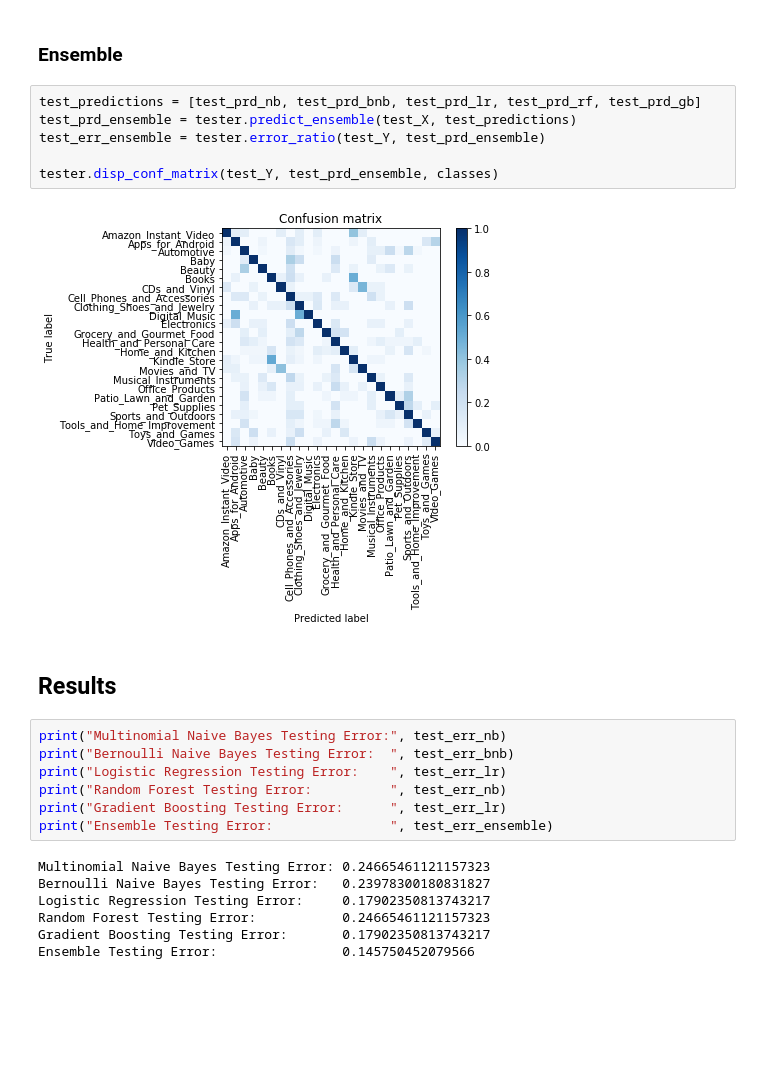
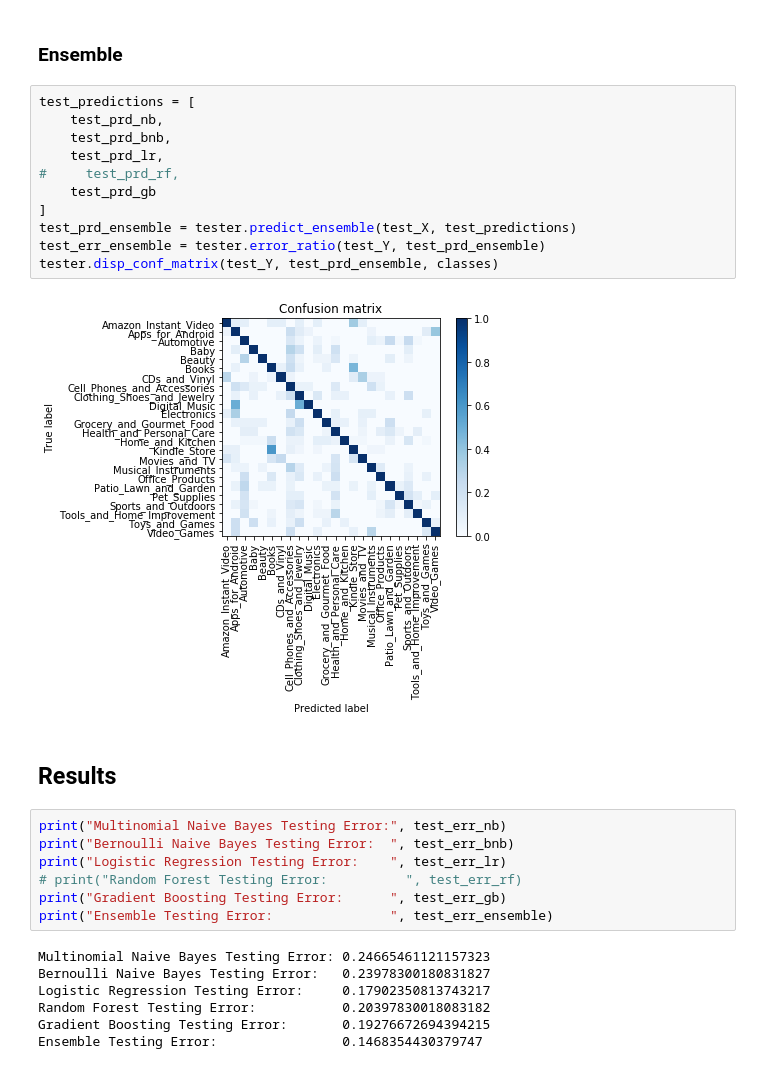
Before and after one commit to calexdiaz143/cs-175-amazon-project-clone, a Jupyter notebook: main/project.ipynb, the cells around one changed output. Cells and saved outputs as stored; diff of their text form; blank space fills up the shorter version.

```diff
--- a/main/project.ipynb
+++ b/main/project.ipynb
@@ -82,26 +84,31 @@ tester.disp_conf_matrix(test_Y, test_prd_gb, classes)
 # %% [markdown]
 ### Ensemble
 # %%
-test_predictions = [test_prd_nb, test_prd_bnb, test_prd_lr, test_prd_rf, test_prd_gb]
+test_predictions = [
+    test_prd_nb,
+    test_prd_bnb,
+    test_prd_lr,
+#     test_prd_rf,
+    test_prd_gb
+]
 test_prd_ensemble = tester.predict_ensemble(test_X, test_predictions)
 test_err_ensemble = tester.error_ratio(test_Y, test_prd_ensemble)
-
 tester.disp_conf_matrix(test_Y, test_prd_ensemble, classes)
 # %% [output]
-[figure, old version]
+[figure, new version]
 # %% [markdown]
 ## Results
 # %%
 print("Multinomial Naive Bayes Testing Error:", test_err_nb)
 print("Bernoulli Naive Bayes Testing Error:  ", test_err_bnb)
 print("Logistic Regression Testing Error:    ", test_err_lr)
-print("Random Forest Testing Error:          ", test_err_nb)
-print("Gradient Boosting Testing Error:      ", test_err_lr)
+# print("Random Forest Testing Error:          ", test_err_rf)
+print("Gradient Boosting Testing Error:      ", test_err_gb)
 print("Ensemble Testing Error:               ", test_err_ensemble)
 # %% [output]
 Multinomial Naive Bayes Testing Error: 0.24665461121157323
 Bernoulli Naive Bayes Testing Error:   0.23978300180831827
 Logistic Regression Testing Error:     0.17902350813743217
-Random Forest Testing Error:           0.24665461121157323
-Gradient Boosting Testing Error:       0.17902350813743217
-Ensemble Testing Error:                0.145750452079566
+Random Forest Testing Error:           0.20397830018083182
+Gradient Boosting Testing Error:       0.19276672694394215
+Ensemble Testing Error:                0.1468354430379747
```
Also changed, not shown: parts of 3 cells of this notebook, 1 other file.
